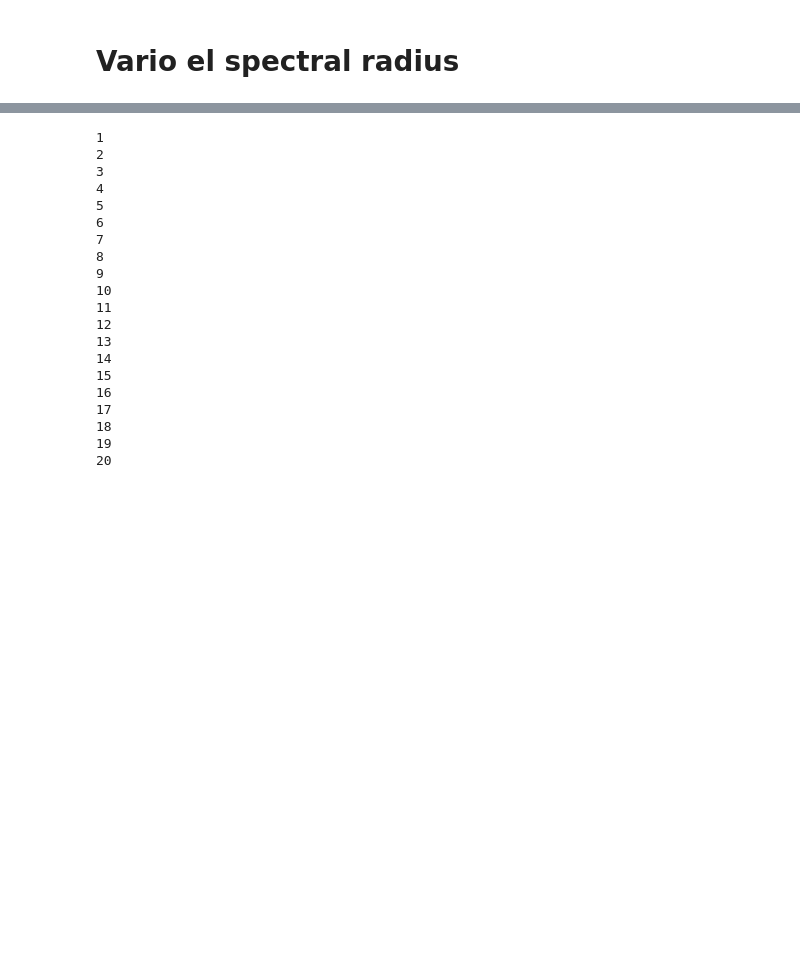
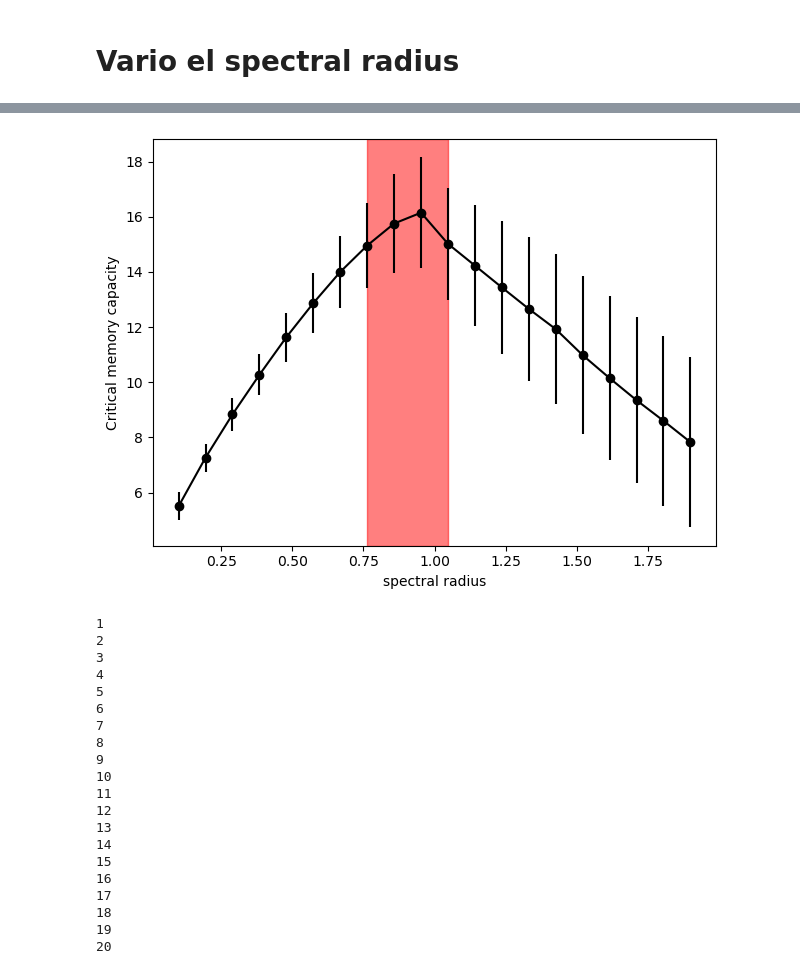
Before and after one commit to vms10/paper_reservoirTRUE, a Jupyter notebook: Critical_capacity.ipynb, the cells around one changed output, grey strips where cells are left out. Cells and saved outputs as stored; diff of their text form; code cells hidden in the pictures; blank space fills up the shorter version.

```diff
--- a/Critical_capacity.ipynb
+++ b/Critical_capacity.ipynb
@@ -117,0 +175,9 @@ adj_matrix = np.asarray(adj_matrix)
+# %%
+desviaciones = []
+mean = []
+for i in range(len(all_experiments[0])):
+    results = []
+    for experiment in all_experiments:
+        results.append(experiment[i])
+    desviaciones.append(np.std(results))
+    mean.append(np.mean(results))
@@ -118,3 +186,17 @@ adj_matrix = np.asarray(adj_matrix)
+# %%
+import matplotlib.pyplot as plt
+fig, ax = plt.subplots()
+plt.plot(array_SR_values , mean, "o", color = "k")
+plt.errorbar(array_SR_values, mean, yerr=np.array(desviaciones), label='both limits (default)', color = "k")
+plt.axvspan(array_SR_values[int(np.argwhere(mean == max(mean)))-2], array_SR_values[int(np.argwhere(mean == max(mean)))+1], alpha=0.5, color='red')
+#plt.axhline(y=0)
+#plt.axvline(x=0.95)
+plt.ylabel("Critical memory capacity")
+plt.xlabel("spectral radius")
+plt.tight_layout()
+plt.show()
+# %% [output]
+[figure, added]
 # %%
 array_SR_values = np.linspace(0.1, 1.9, 20)
 prngI = np.random.RandomState(42)
```
Also changed, not shown: parts of 2 cells of this notebook, 9 other files.
